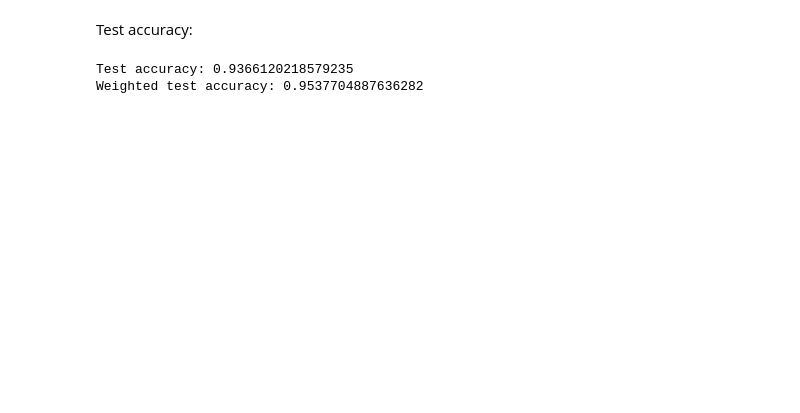
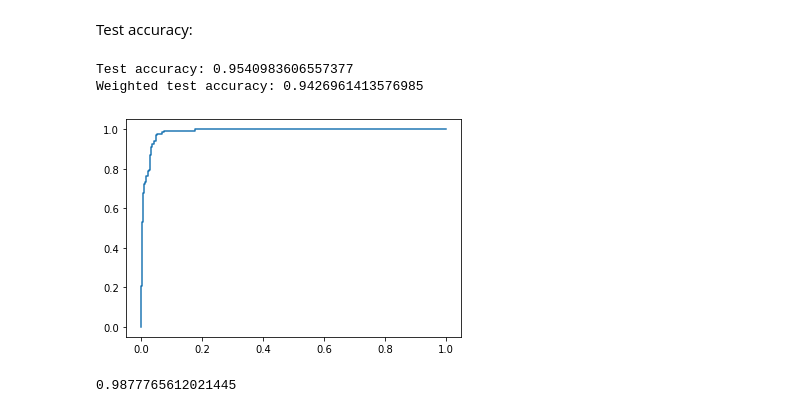
Before and after one commit to JiaJiunn/ORIE_4741_Project, a Jupyter notebook: analysis/graph_nn.ipynb, the cells around one changed output. Saved outputs shown, nothing was run; the diff lists cells and outputs as text; code cells hidden in the pictures; blank space fills up the shorter version.

Commit message:
96% weighted test acc, 98% roc

```diff
--- a/analysis/graph_nn.ipynb
+++ b/analysis/graph_nn.ipynb
@@ -216,7 +216,7 @@ class Net(torch.nn.Module):
         x, edge_index, edge_weight = data.x, data.edge_index, data.edge_attr
         x = F.relu(self.conv1(x, edge_index, edge_weight))
         x = F.dropout(x, training=self.training)
-        x = self.conv2(x, edge_index, edge_weight)
+        x = F.relu(self.conv2(x, edge_index, edge_weight))
         return F.log_softmax(x, dim=1)
 # %%
 device = torch.device('cuda' if torch.cuda.is_available() else 'cpu')
@@ -286,5 +289,22 @@ print("Test accuracy: " + str(test_acc))
 test_acc = weighted_accuracy(pred.detach().numpy(), data_loader.y_test.detach().numpy())
 print("Weighted test accuracy: " + str(test_acc))
 # %% [output]
-Test accuracy: 0.9366120218579235
-Weighted test accuracy: 0.9537704887636282
+Test accuracy: 0.9540983606557377
+Weighted test accuracy: 0.9426961413576985
+# %%
+from sklearn.metrics import roc_curve, auc
+
+%matplotlib inline
+import matplotlib.pyplot as plt
+
+pred_probs = logits[data_loader.test_mask]
+fpr, tpr, thresholds = roc_curve(data_loader.y_test.detach().numpy(), pred_probs[:,1].detach().numpy())
+
+plt.plot(fpr, tpr)
+plt.show()
+# %% [output]
+[figure, added]
+# %%
+auc(fpr, tpr)
+# %% [output]
+0.9877765612021445
```
Also changed, not shown: parts of 3 cells of this notebook.
